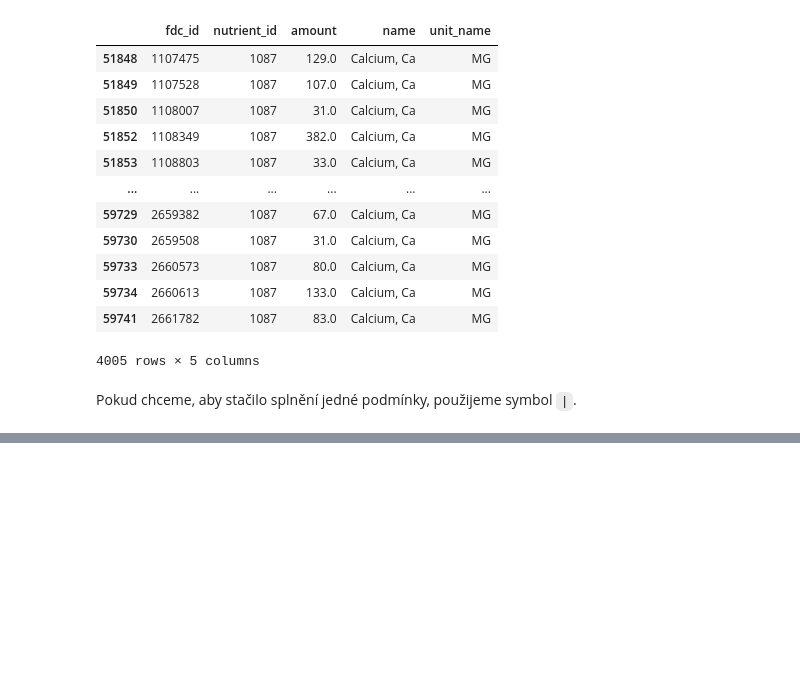
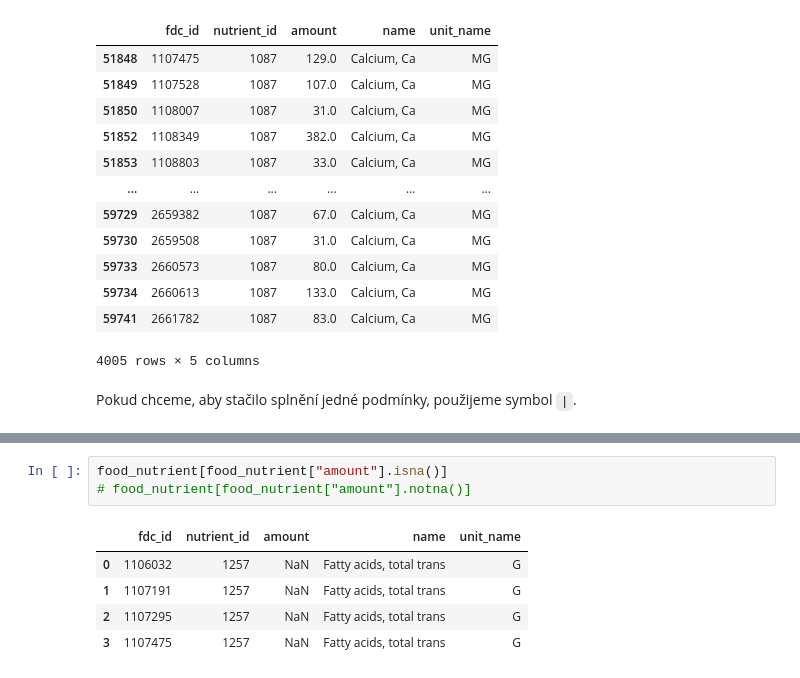
Before and after one commit to AnetaPopelova/czechitas-python-data, a Jupyter notebook: lekce-02/02-lekce.ipynb, the cells around one changed output, grey strips where cells are left out. Drawn from its saved outputs; the diff is of its cells as text; blank space fills up the shorter version.

```diff
--- a/lekce-02/02-lekce.ipynb
+++ b/lekce-02/02-lekce.ipynb
@@ -243,0 +250,9 @@ Wall time: 62.5 ms
+# %%
+food_nutrient[food_nutrient["amount"].isna()]
+# food_nutrient[food_nutrient["amount"].notna()]
+# %% [output]
+|  | fdc_id | nutrient_id | amount | name | unit_name |
+| 0 | 1106032 | 1257 | NaN | Fatty acids, total trans | G |
+| 1 | 1107191 | 1257 | NaN | Fatty acids, total trans | G |
+| 2 | 1107295 | 1257 | NaN | Fatty acids, total trans | G |
+| 3 | 1107475 | 1257 | NaN | Fatty acids, total trans | G |
```
Also changed, not shown: parts of 4 cells of this notebook, 1 other file.
